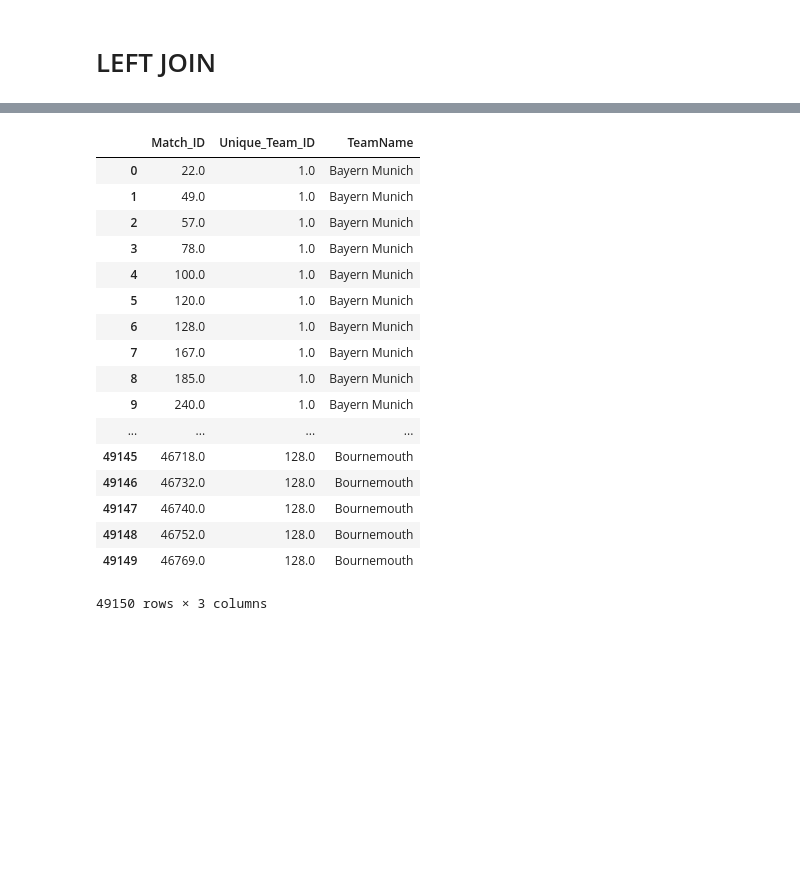
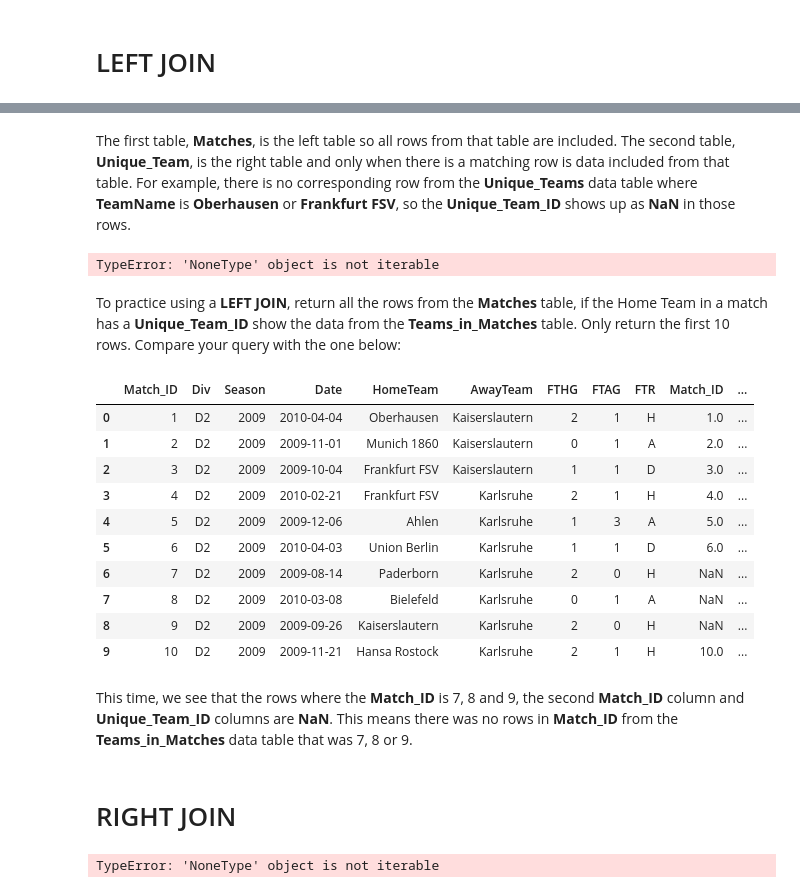
Before and after one commit to erikajane/Introduction_to_SQL_with_Python, a Jupyter notebook: Using JOIN Statements to Merge Multiple Tables.ipynb, the cells around one changed output, grey strips where cells are left out. Drawn from its saved outputs; the diff is of its cells as text; code cells hidden in the pictures; blank space fills up the shorter version.

Commit message:
adding joins

```diff
--- a/Using JOIN Statements to Merge Multiple Tables.ipynb
+++ b/Using JOIN Statements to Merge Multiple Tables.ipynb
@@ -353,32 +390,46 @@ There are various types of __JOINs__ in addition to the __INNER JOIN__. We will
+# %% [markdown]
+The first table, __Matches__, is the left table so all rows from that table are included. The second table, __Unique_Team__, is the right table and only when there is a matching row is data included from that table. For example, there is no corresponding row from the __Unique_Teams__ data table where __TeamName__ is __Oberhausen__ or __Frankfurt FSV__, so the __Unique_Team_ID__ shows up as __NaN__ in those rows.
+# %%
+cur.execute('''DELETE FROM Teams_in_Matches WHERE Unique_Team_ID BETWEEN 20 AND 30;''')
+df = pd.DataFrame(cur.fetchall())
+df.columns = [x[0] for x in cur.description]
+df
+# %% [output]
+TypeError: 'NoneType' object is not iterable
+# %% [markdown]
+To practice using a __LEFT JOIN__, return all the rows from the __Matches__ table, if the Home Team in a match has a __Unique_Team_ID__ show the data from the __Teams_in_Matches__ table. Only return the first 10 rows. Compare your query with the one below:
 # %%
 # Join the data from Teams_in_Matches and Unique_Teams
 
 
-cur.execute('''SELECT Teams_in_Matches.Match_ID,
-                      Teams_in_Matches.Unique_Team_ID,
-                      Unique_Teams.TeamName
-               FROM Unique_Teams
+cur.execute('''SELECT *
+               FROM Matches
                LEFT JOIN Teams_in_Matches
-                   ON Teams_in_Matches.Unique_Team_ID = Unique_Teams.Unique_Team_ID;''')
+                   ON Matches.Match_ID = Teams_in_Matches.Match_ID
+               LIMIT 10;''')
 df = pd.DataFrame(cur.fetchall())
 df.columns = [x[0] for x in cur.description]
 df
 # %% [output]
-|  | Match_ID | Unique_Team_ID | TeamName |
-| 0 | 22.0 | 1.0 | Bayern Munich |
-| 1 | 49.0 | 1.0 | Bayern Munich |
-| 2 | 57.0 | 1.0 | Bayern Munich |
-| 3 | 78.0 | 1.0 | Bayern Munich |
-| 4 | 100.0 | 1.0 | Bayern Munich |
-| 5 | 120.0 | 1.0 | Bayern Munich |
-| 6 | 128.0 | 1.0 | Bayern Munich |
-| 7 | 167.0 | 1.0 | Bayern Munich |
-| 8 | 185.0 | 1.0 | Bayern Munich |
-| 9 | 240.0 | 1.0 | Bayern Munich |
-| ... | ... | ... | ... |
-| 49145 | 46718.0 | 128.0 | Bournemouth |
-| 49146 | 46732.0 | 128.0 | Bournemouth |
-| 49147 | 46740.0 | 128.0 | Bournemouth |
-| 49148 | 46752.0 | 128.0 | Bournemouth |
-| 49149 | 46769.0 | 128.0 | Bournemouth |
+|  | Match_ID | Div | Season | Date | HomeTeam | AwayTeam | FTHG | FTAG | FTR | Match_ID | ... |
+| 0 | 1 | D2 | 2009 | 2010-04-04 | Oberhausen | Kaiserslautern | 2 | 1 | H | 1.0 | ... |
+| 1 | 2 | D2 | 2009 | 2009-11-01 | Munich 1860 | Kaiserslautern | 0 | 1 | A | 2.0 | ... |
+| 2 | 3 | D2 | 2009 | 2009-10-04 | Frankfurt FSV | Kaiserslautern | 1 | 1 | D | 3.0 | ... |
+| 3 | 4 | D2 | 2009 | 2010-02-21 | Frankfurt FSV | Karlsruhe | 2 | 1 | H | 4.0 | ... |
+| 4 | 5 | D2 | 2009 | 2009-12-06 | Ahlen | Karlsruhe | 1 | 3 | A | 5.0 | ... |
+| 5 | 6 | D2 | 2009 | 2010-04-03 | Union Berlin | Karlsruhe | 1 | 1 | D | 6.0 | ... |
+| 6 | 7 | D2 | 2009 | 2009-08-14 | Paderborn | Karlsruhe | 2 | 0 | H | NaN | ... |
+| 7 | 8 | D2 | 2009 | 2010-03-08 | Bielefeld | Karlsruhe | 0 | 1 | A | NaN | ... |
+| 8 | 9 | D2 | 2009 | 2009-09-26 | Kaiserslautern | Karlsruhe | 2 | 0 | H | NaN | ... |
+| 9 | 10 | D2 | 2009 | 2009-11-21 | Hansa Rostock | Karlsruhe | 2 | 1 | H | 10.0 | ... |
-49150 rows × 3 columns
+# %% [markdown]
+This time, we see that the rows where the __Match_ID__ is 7, 8 and 9, the second __Match_ID__ column and __Unique_Team_ID__ columns are __NaN__. This means there was no rows in __Match_ID__ from the __Teams_in_Matches__ data table that was 7, 8 or 9.
+# %% [markdown]
+# RIGHT JOIN
+# %%
+cur.execute('''DELETE FROM Matches WHERE HomeTeam LIKE 'H%' OR HomeTeam LIKE 'W%';''')
+df = pd.DataFrame(cur.fetchall())
+df.columns = [x[0] for x in cur.description]
+df
+# %% [output]
+TypeError: 'NoneType' object is not iterable
```
Also changed, not shown: parts of 14 cells of this notebook, 2 other files.
